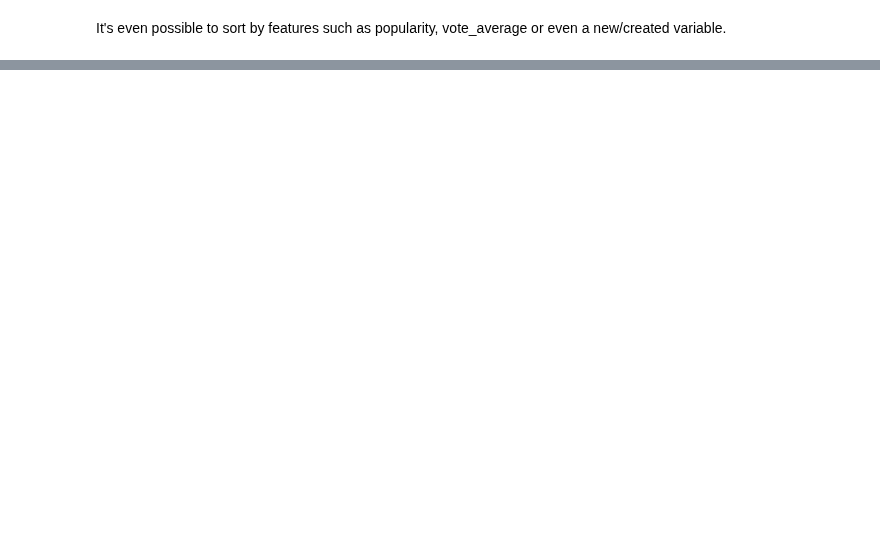
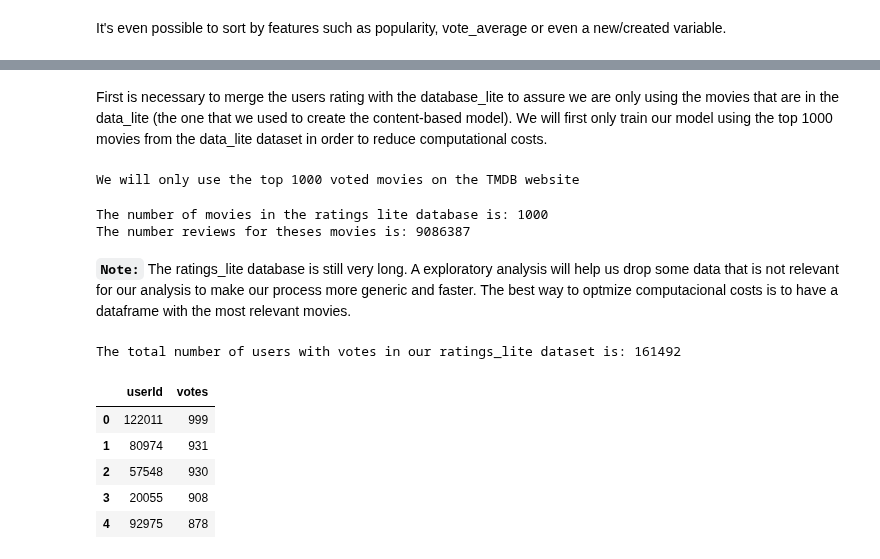
Before and after one commit to joaquim-oliveira-neto/rogue, a Jupyter notebook: notebooks/Rogue_Movie_Recommendation_System.ipynb, the cells around one changed output, grey strips where cells are left out. Drawn from its saved outputs; the diff is of its cells as text; code cells hidden in the pictures; blank space fills up the shorter version.

````diff
--- a/notebooks/Rogue_Movie_Recommendation_System.ipynb
+++ b/notebooks/Rogue_Movie_Recommendation_System.ipynb
@@ -713,3 +710,7 @@ data.reset_index(drop=True, inplace= True)
 
 # Re-order columns to facilitate
 data = data[['movieId','tmdbId','title','genres','actors','director','overview','keywords','language','popularity','poster_path','release','runtime','vote_average','vote_count']]
+
+# Drop Title Duplicates
+data.drop_duplicates(subset=['title'],inplace = True)
+print(f'The final shape of the dataset is',len(data),'rows/movies.')
@@ -1031,0 +1043,19 @@ get_recommendations('Dark Knight Rises, The (2012)', cosine_sim2).sort_values(by
+# %% [markdown]
+First is necessary to merge the users rating with the database_lite to assure we are only using the movies that are in the data_lite (the one that we used to create the content-based model). We will first only train our model using the top 1000 movies from the data_lite dataset in order to reduce computational costs.
+# %%
+data_lite_top = data_lite.copy()
+data_lite_top = data_lite_top.sort_values(by='vote_count', ascending = False).reset_index(drop=True)
+data_lite_top = data_lite[0:1000]
+print(f'We will only use the top',len(data_lite_top),'voted movies on the TMDB website')
+# %% [output]
+We will only use the top 1000 voted movies on the TMDB website
+# %%
+ratings_lite = ratings[['userId','movieId','rating']].merge(data_lite_top[['movieId','title']], on='movieId', how = 'inner')
+ratings_lite.head()
+print(f'The number of movies in the ratings lite database is:',ratings_lite.movieId.nunique())
+print(f'The number reviews for theses movies is:',len(ratings_lite))
+# %% [output]
+The number of movies in the ratings lite database is: 1000
+The number reviews for theses movies is: 9086387
+# %% [markdown]
+**```Note:```** The ratings_lite database is still very long. A exploratory analysis will help us drop some data that is not relevant for our analysis to make our process more generic and faster. The best way to optmize computacional costs is to have a dataframe with the most relevant movies.
@@ -1031,0 +1064,15 @@ get_recommendations('Dark Knight Rises, The (2012)', cosine_sim2).sort_values(by
+# %%
+data_users.sort_values(by = 'title',inplace=True, ascending = False)
+data_users.drop(columns=['title','movieId'],inplace = True)
+data_users.rename(columns={'rating':'votes'},inplace=True)
+print(f'The total number of users with votes in our ratings_lite dataset is:',len(data_users))
+data_users.reset_index(inplace = True)
+data_users.head(5)
+# %% [output]
+The total number of users with votes in our ratings_lite dataset is: 161492
+|  | userId | votes |
+| 0 | 122011 | 999 |
+| 1 | 80974 | 931 |
+| 2 | 57548 | 930 |
+| 3 | 20055 | 908 |
+| 4 | 92975 | 878 |
````
Also changed, not shown: parts of 20 cells of this notebook, 9 other files.
